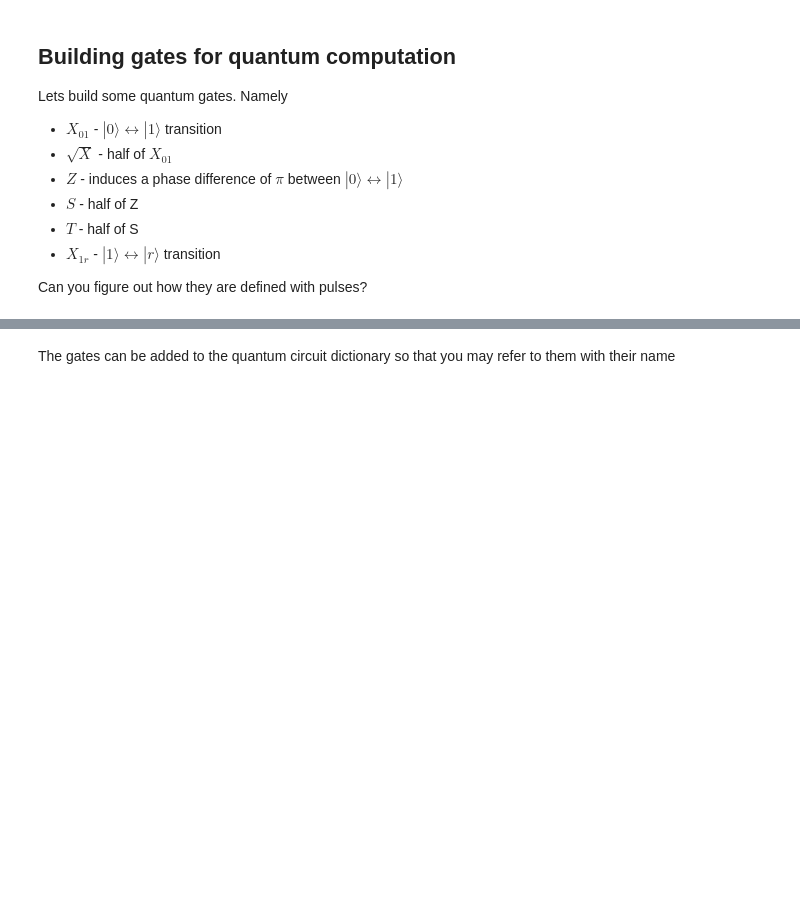
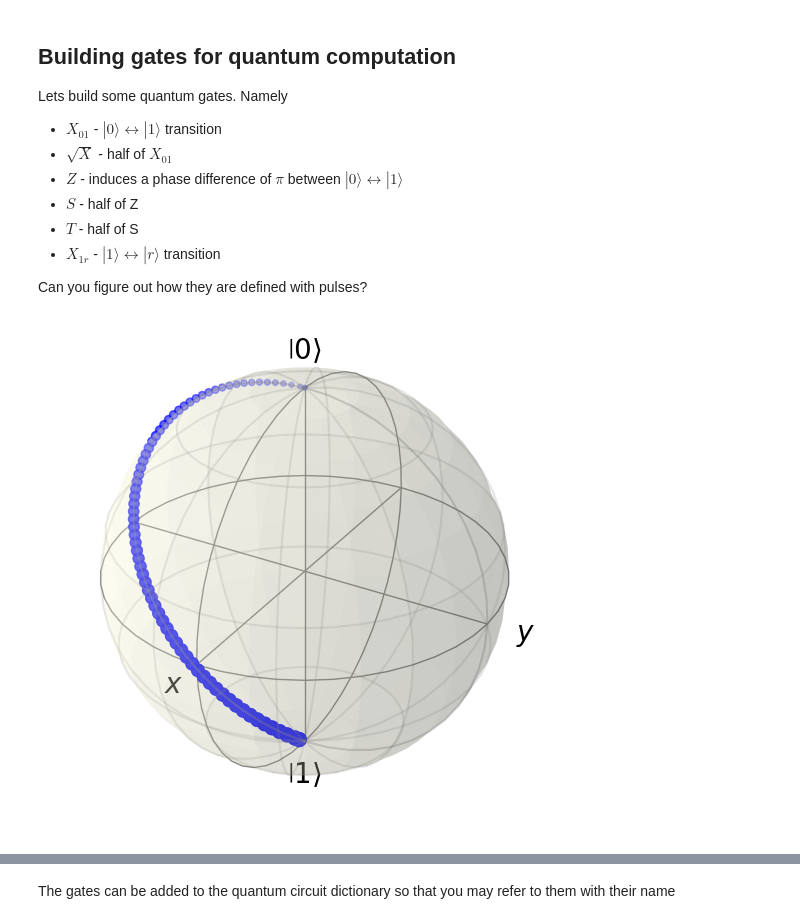
Before and after one commit to Rualito/-KAT-RSP-Workshop2023, a Jupyter notebook: code/workshop.ipynb, the cells around one changed output, grey strips where cells are left out. Saved outputs shown, nothing was run; the diff lists cells and outputs as text; code cells hidden in the pictures; blank space fills up the shorter version.

```diff
--- a/code/workshop.ipynb
+++ b/code/workshop.ipynb
@@ -273,0 +235,35 @@ gateX1r.new_channel('ryd', ('1', 'r'))
+# %%
+# helper function to visualize the action of the gates
+from qutip import ket
+two_projector = ket('0', 2) * ket('0', 3).dag() +  ket('1', 2) * ket('1', 3).dag()
+def show_pulse_on_bloch(pulsed_gate, starting_state=ket('0', 3)):
+    qc = QuantumCircuit()
+    atomsys = AtomSystem()
+    atomsys.add_atom('A', exp.get_atom(), np.array([0,0,0]))
+    qc.add_operation(pulsed_gate, ['A'])
+    sim = Simulator(exp, atomsys)
+
+    sim.run_circuit(qc, psi0=starting_state, save_states=True)
+
+    b = qutip.Bloch()
+    b.point_color = ['b']*len(sim.saved_states)
+    b.point_marker = ['o']*len(sim.saved_states)
+    b.point_alpha = [*np.linspace(0.1, 1, len(sim.saved_states))]
+    b.point_size = [*np.linspace(10, 100, len(sim.saved_states))]
+
+    b.sphere_color = '#FFFFDD'
+
+    for psi in sim.saved_states:
+        b.add_states(two_projector*psi, kind='point')
+    b.show()
+# %%
+gateX01 = PulsedGate()
+gateX01.new_channel('clock', ('0', '1'))
+# Start of gate X01
+gateX01.add_pulse(pulse=const_amplitude('01', amplitude=np.pi, detuning=0),
+                  channel='clock', target=0)
+# end of gate X01
+
+show_pulse_on_bloch(gateX01)
+# %% [output]
+[figure, added]
```
Also changed, not shown: parts of 13 cells of this notebook, 1 other file.
